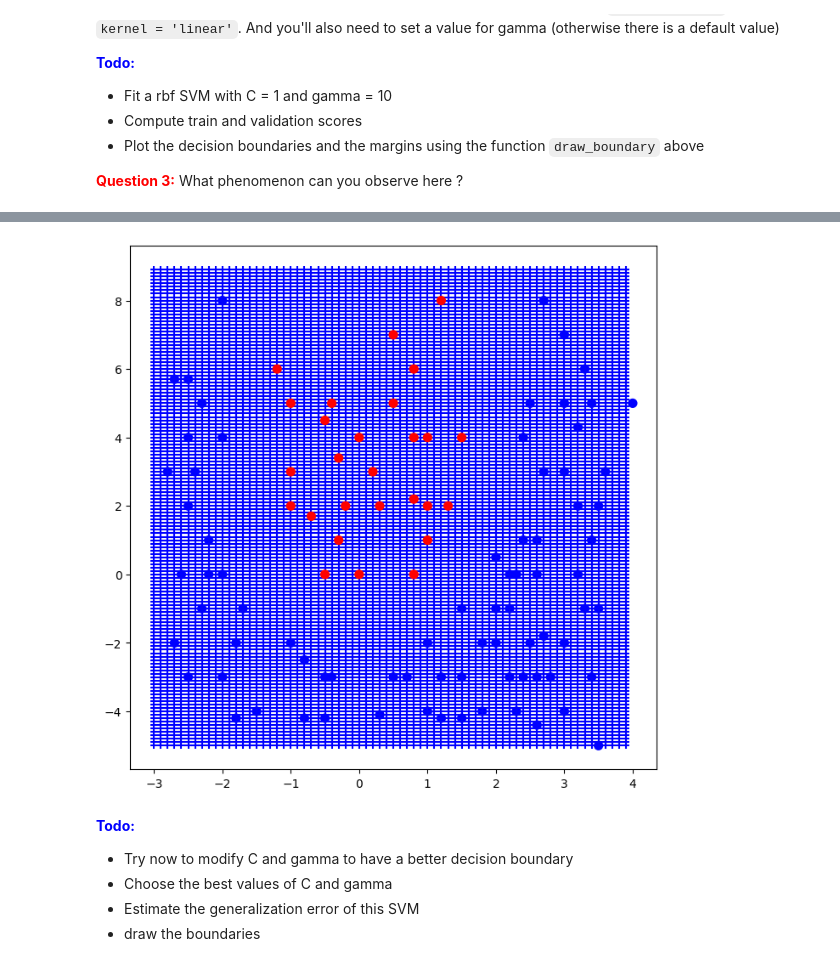
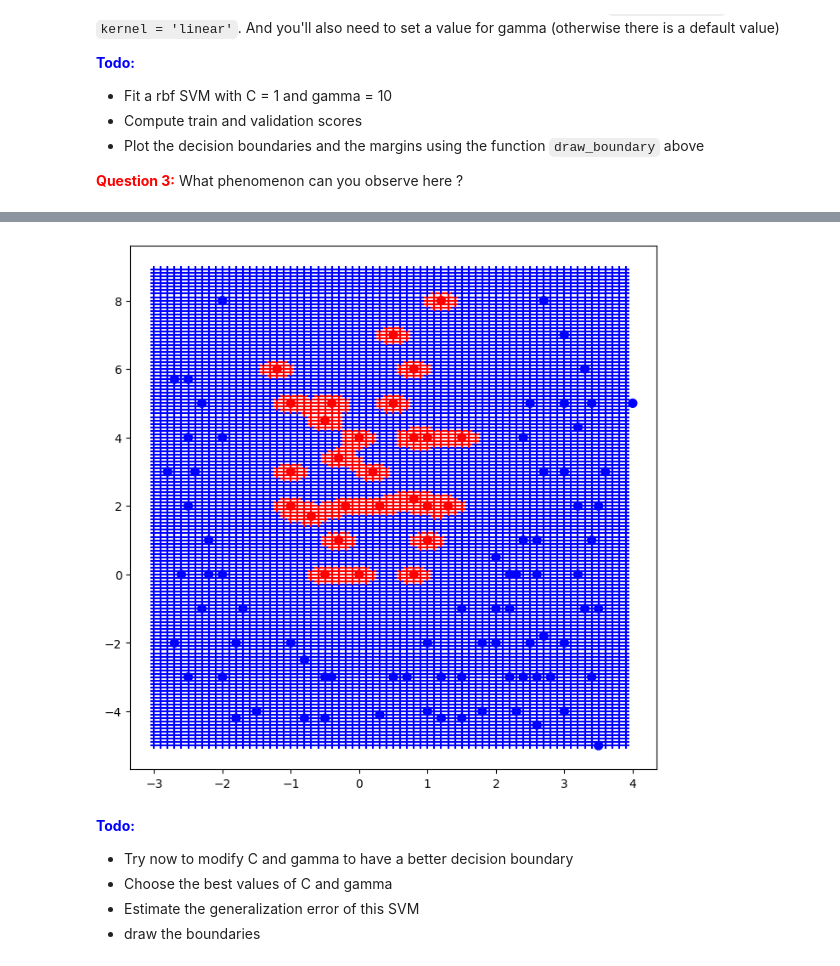
Before and after one commit to CodyAdam/TP-AA-SVM, a Jupyter notebook: TP2_SVM_student.ipynb, the cells around one changed output, grey strips where cells are left out. Cells and saved outputs as stored; diff of their text form; code cells hidden in the pictures.

Commit message:
feat: start radial

```diff
--- a/TP2_SVM_student.ipynb
+++ b/TP2_SVM_student.ipynb
@@ -548,8 +739,10 @@ And you'll also need to set a value for gamma (otherwise there is a default valu
 What phenomenon can you observe here ?
 # %%
 # TODO - Fit a radial SVM
-# linear SVM
-model_svm = svm.SVC(C = 1, gamma=10, kernel = 'rbf')
-model_svm.fit(X_data.iloc[:,0:2], X_data.y)
-# TODO - draw the boundaries
-svm_draw(model_svm, -75000, 75000, X_data)
+# Fit a rbf SVM with C = 1 and gamma = 10
+model_svm_radial = svm.SVC(C = 1, gamma=10, kernel = 'rbf')
+model_svm_radial.fit(X_data.iloc[:,0:2], X_data.y)
+
+#  Compute train and validation scores
+X_data, X_test = train_test_split(dataset, test_size=0.3, random_state=42)
+X_test, X_validation = train_test_split(X_test, test_size=0.5, random_state=42)
@@ -569,9 +759,9 @@ def draw_boundary(model, data, x_min, x_max, y_min, y_max):
     fig = plt.scatter(zz.iloc[:,0], zz.iloc[:,1], c = pred_zz, cmap = color_map, marker='+')
     fig = plt.scatter(data.iloc[:,0], data.iloc[:,1], s = 50, c = data.iloc[:,2], cmap = color_map)
 # %%
-draw_boundary(model_svm, X_data, -3, 4, -5, 9)
+draw_boundary(model_svm_radial, X_data, -3, 4, -5, 9)
 # %% [output]
-[figure, old version]
+[figure, new version]
 # %% [markdown]
 <font color="blue">**Todo:**</font>
 - Try now to modify C and gamma to have a better decision boundary
```
Also changed, not shown: parts of 28 cells of this notebook.
